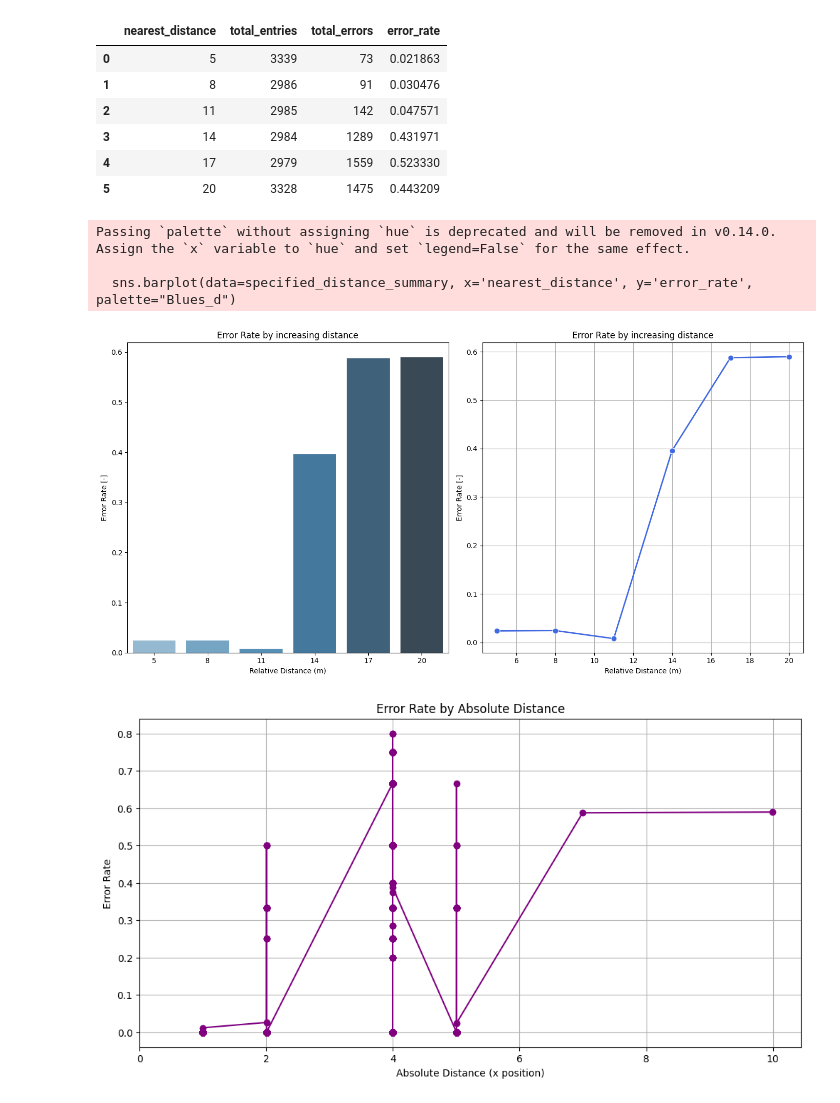
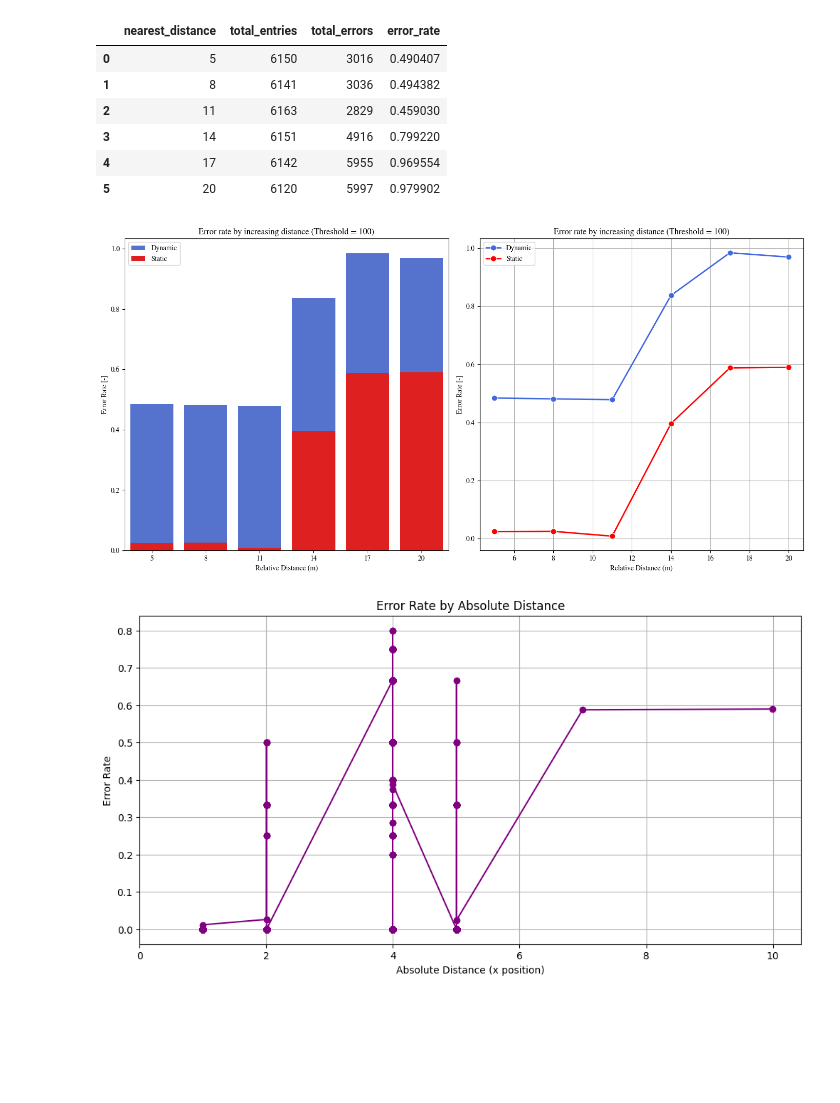
Before and after one commit to MarlonRiv/uvdar_core, a Jupyter notebook: scripts/Processing_evaluation_distance.ipynb, the cells around one changed output. Drawn from its saved outputs; the diff is of its cells as text; code cells hidden in the pictures; blank space fills up the shorter version.

```diff
--- a/scripts/Processing_evaluation_distance.ipynb
+++ b/scripts/Processing_evaluation_distance.ipynb
@@ -55,5 +43,0 @@ data.head(50)
-# %%
-# Load the data
-input_csv_path = os.path.expanduser('~/Desktop/MRS_Master_Project/rosbags/simulation/combined_standard_static_cleaned.csv')
-data = pd.read_csv(input_csv_path)
-data.head(5)
@@ -67,51 +315,70 @@ data.head(5)
 # %%
 import numpy as np
 
+
 # Specified relative distances
-specified_distances = np.array([5, 8, 11, 14, 17, 20])
+#specified_distances = np.array([5, 8, 11, 14, 17, 20])
 
 # Assigning each data point to the nearest specified distance
-data['nearest_distance'] = specified_distances[np.abs(specified_distances[:, np.newaxis] - data['distance_x'].values).argmin(axis=0)]
+#data['nearest_distance'] = specified_distances[np.abs(specified_distances[:, np.newaxis] - data['distance_x'].values).argmin(axis=0)]
 
 # Summarizing the frequency of errors for these specified distances
 specified_distance_summary = data.groupby('nearest_distance')['is_error'].agg(['count', 'sum', 'mean']).reset_index().rename(columns={'count': 'total_entries', 'sum': 'total_errors', 'mean': 'error_rate'})
 
 specified_distance_summary
+
+# Summarizing the frequency of errors for these specified distances
+specified_distance_summary_static = data_static.groupby('nearest_distance')['is_error'].agg(['count', 'sum', 'mean']).reset_index().rename(columns={'count': 'total_entries', 'sum': 'total_errors', 'mean': 'error_rate'})
+
+specified_distance_summary_static
 # %% [output]
 |  | nearest_distance | total_entries | total_errors | error_rate |
-| 0 | 5 | 3339 | 73 | 0.021863 |
-| 1 | 8 | 2986 | 91 | 0.030476 |
-| 2 | 11 | 2985 | 142 | 0.047571 |
-| 3 | 14 | 2984 | 1289 | 0.431971 |
-| 4 | 17 | 2979 | 1559 | 0.523330 |
-| 5 | 20 | 3328 | 1475 | 0.443209 |
+| 0 | 5 | 6150 | 3016 | 0.490407 |
+| 1 | 8 | 6141 | 3036 | 0.494382 |
+| 2 | 11 | 6163 | 2829 | 0.459030 |
+| 3 | 14 | 6151 | 4916 | 0.799220 |
+| 4 | 17 | 6142 | 5955 | 0.969554 |
+| 5 | 20 | 6120 | 5997 | 0.979902 |
 # %%
 import matplotlib.pyplot as plt
 import seaborn as sns
+import matplotlib as mpl
+
+# Set the font to a serif font, like Times New Roman
+#mpl.rcParams['font.family'] = 'cmu_serif'
+#mpl.rcParams['mathtext.fontset'] = 'cm'
+# Alternatively, for LaTeX typesetting (for truly academic appearance)
+#mpl.rcParams['text.usetex'] = True
+#mpl.rcdefaults()
+mpl.rcParams['mathtext.fontset'] = 'stix'
+mpl.rcParams['font.family'] = 'STIXGeneral'
 plt.figure(figsize=(14, 7))
 
 # Bar plot
 plt.subplot(1, 2, 1)
-sns.barplot(data=specified_distance_summary, x='nearest_distance', y='error_rate', palette="Blues_d")
-plt.title('Error Rate by increasing distance')
+sns.barplot(data=specified_distance_summary, x='nearest_distance', y='error_rate', color='royalblue', label='Dynamic')
+
+#Add the static data
+sns.barplot(data=specified_distance_summary_static, x='nearest_distance', y='error_rate', color='red', label='Static')
+plt.title('Error rate by increasing distance (Threshold = 100)')
 plt.xlabel('Relative Distance (m)')
 plt.ylabel('Error Rate [-]')
 
 # Line plot
 plt.subplot(1, 2, 2)
-sns.lineplot(data=specified_distance_summary, x='nearest_distance', y='error_rate', marker='o', color='royalblue', linewidth=2, markersize=8)
-plt.title('Error Rate by increasing distance')
+sns.lineplot(data=specified_distance_summary, x='nearest_distance', y='error_rate', marker='o', color='royalblue', linewidth=2, markersize=8, label='Dynamic')
+
+#Add the static data
+sns.lineplot(data=specified_distance_summary_static, x='nearest_distance', y='error_rate', marker='o', color='red', linewidth=2, markersize=8, label='Static')
+plt.title('Error rate by increasing distance (Threshold = 100)')
 plt.xlabel('Relative Distance (m)')
 plt.ylabel('Error Rate [-]')
 plt.grid(True)
 
 plt.tight_layout()
 plt.show()
 # %% [output]
-Passing `palette` without assigning `hue` is deprecated and will be removed in v0.14.0. Assign the `x` variable to `hue` and set `legend=False` for the same effect.
-
-  sns.barplot(data=specified_distance_summary, x='nearest_distance', y='error_rate', palette="Blues_d")
-[figure, old version]
+[figure, new version]
 # %%
 #Make all distances positive
 import pandas as pd
```
Also changed, not shown: parts of 13 cells of this notebook, 4 other files.
